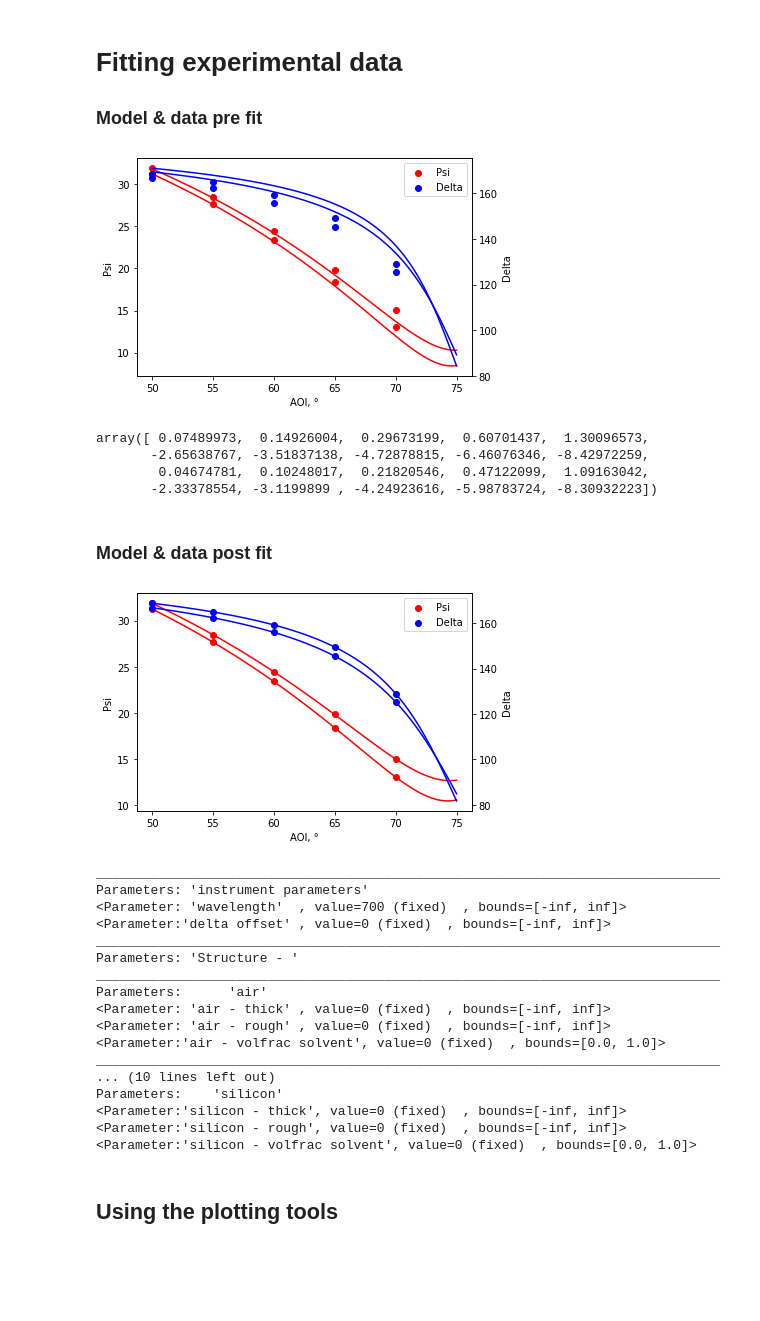
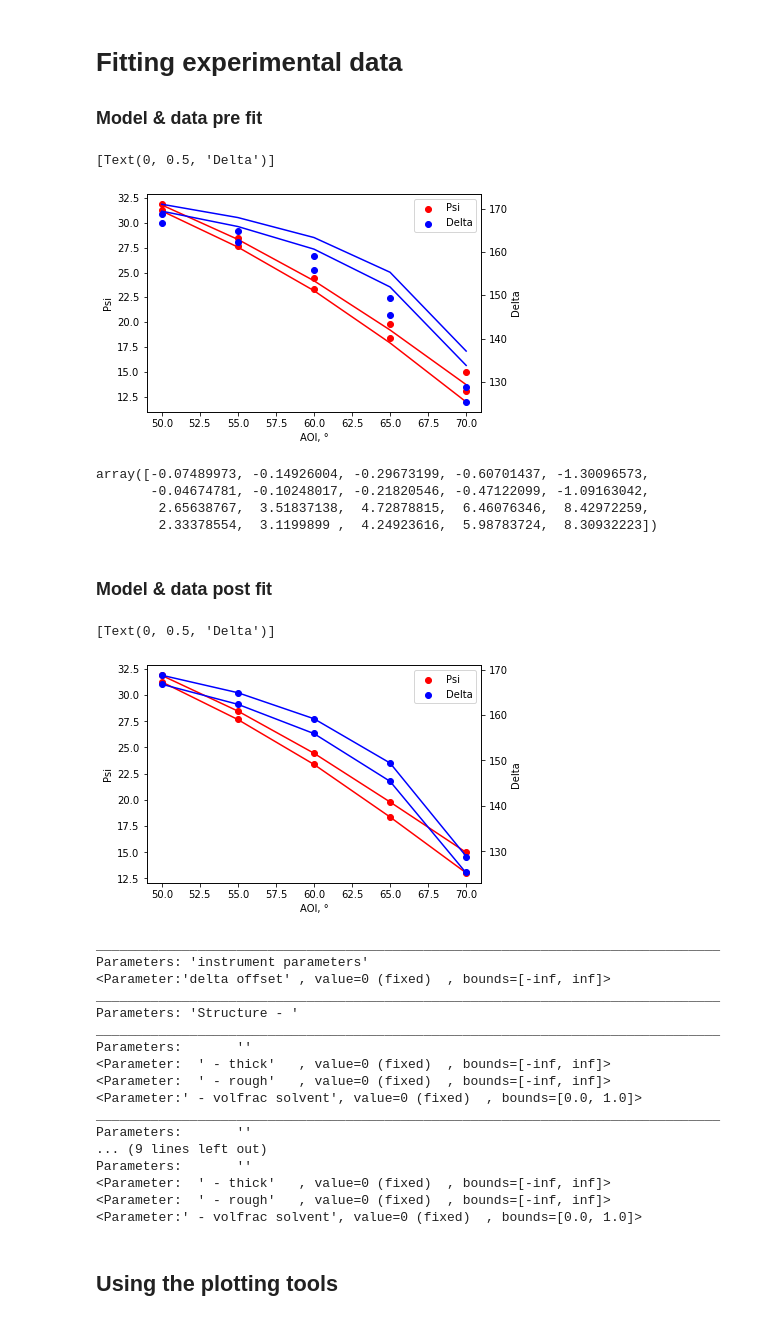
Before and after one commit to refnx/refellips, a Jupyter notebook: demos/refellipsDemo_Spectroscopic.ipynb, the cells around one changed output. Saved outputs shown, nothing was run; the diff lists cells and outputs as text; code cells hidden in the pictures; blank space fills up the shorter version.

Commit message:
maint: update notebooks and scripts for new model

```diff
--- a/demos/refellipsDemo_Spectroscopic.ipynb
+++ b/demos/refellipsDemo_Spectroscopic.ipynb
@@ -44,7 +41,7 @@ PNIPAM_layer.thick.setp(vary=True, bounds=(100,500))
 
 struc = air() | PNIPAM_layer | sio2(20) | si()
 
-model = ReflectModelSE(struc, wavelength=658)
+model = ReflectModelSE(struc)
 # %% [markdown]
 # Fitting experimental data
 
@@ -53,31 +50,31 @@ model = ReflectModelSE(struc, wavelength=658)
 fig, ax = plt.subplots()
 axt = ax.twinx()
 
-aois = np.linspace(50,75,100)
+for idx, wav in enumerate(np.unique(data.wavelength)):
+    wavelength, aoi, d_psi, d_delta = list(data.unique_wavelength_data())[idx]
 
-for dat in data:
-    model.wav = dat._current_wav
-    psi, delta = model(aois)
-    ax.plot(aois, psi, color='r')
-    p = ax.scatter(dat.aoi, dat.psi, color='r')
+    psi, delta = model(np.c_[np.ones_like(aoi) * wavelength, aoi])
+    ax.plot(aoi, psi, color='r')
+    axt.plot(aoi, delta, color='b')
 
-    axt.plot(aois, delta, color='b')
-    d = axt.scatter(dat.aoi, dat.delta, color='b')
+    p = ax.scatter(aoi, d_psi, color='r')
+    d = axt.scatter(aoi, d_delta, color='b')
 
-    ax.legend(handles=[p,d], labels=['Psi', 'Delta'])
-    ax.set(ylabel='Psi', xlabel='AOI, °')
-    axt.set(ylabel='Delta')
+ax.legend(handles=[p,d], labels=['Psi', 'Delta'])
+ax.set(ylabel='Psi', xlabel='AOI, °')
+axt.set(ylabel='Delta')
 # %% [output]
+[Text(0, 0.5, 'Delta')]
-[figure, old version]
+[figure, new version]
 # %%
 objective = ObjectiveSE(model, data)
 # %%
 objective.residuals()
 # %% [output]
-array([ 0.07489973,  0.14926004,  0.29673199,  0.60701437,  1.30096573,
-       -2.65638767, -3.51837138, -4.72878815, -6.46076346, -8.42972259,
-        0.04674781,  0.10248017,  0.21820546,  0.47122099,  1.09163042,
-       -2.33378554, -3.1199899 , -4.24923616, -5.98783724, -8.30932223])
+array([-0.07489973, -0.14926004, -0.29673199, -0.60701437, -1.30096573,
+       -0.04674781, -0.10248017, -0.21820546, -0.47122099, -1.09163042,
+        2.65638767,  3.51837138,  4.72878815,  6.46076346,  8.42972259,
+        2.33378554,  3.1199899 ,  4.24923616,  5.98783724,  8.30932223])
 # %%
 fitter = CurveFitter(objective)
 fitter.fit(method='least_squares');
@@ -86,44 +83,44 @@ fitter.fit(method='least_squares');
 # %%
 fig, ax = plt.subplots()
 axt = ax.twinx()
 
-aois = np.linspace(50,75,100)
+for idx, wav in enumerate(np.unique(data.wavelength)):
+    wavelength, aoi, d_psi, d_delta = list(data.unique_wavelength_data())[idx]
 
-for dat in data:
-    model.wav = dat._current_wav
-    psi, delta = model(aois)
-    ax.plot(aois, psi, color='r')
-    p = ax.scatter(dat.aoi, dat.psi, color='r')
+    psi, delta = model(np.c_[np.ones_like(aoi) * wavelength, aoi])
+    ax.plot(aoi, psi, color='r')
+    axt.plot(aoi, delta, color='b')
 
-    axt.plot(aois, delta, color='b')
-    d = axt.scatter(dat.aoi, dat.delta, color='b')
+    p = ax.scatter(aoi, d_psi, color='r')
+    d = axt.scatter(aoi, d_delta, color='b')
 
-    ax.legend(handles=[p,d], labels=['Psi', 'Delta'])
-    ax.set(ylabel='Psi', xlabel='AOI, °')
-    axt.set(ylabel='Delta')
+ax.legend(handles=[p,d], labels=['Psi', 'Delta'])
+ax.set(ylabel='Psi', xlabel='AOI, °')
+axt.set(ylabel='Delta')
 # %% [output]
+[Text(0, 0.5, 'Delta')]
-[figure, old version]
+[figure, new version]
 # %%
 for i, x in enumerate(objective.model.parameters):
     print(x)
 # %% [output]
 ________________________________________________________________________________
 Parameters: 'instrument parameters'
-<Parameter: 'wavelength'  , value=700 (fixed)  , bounds=[-inf, inf]>
 <Parameter:'delta offset' , value=0 (fixed)  , bounds=[-inf, inf]>
 ________________________________________________________________________________
 Parameters: 'Structure - '
 ________________________________________________________________________________
-Parameters:      'air'
-<Parameter: 'air - thick' , value=0 (fixed)  , bounds=[-inf, inf]>
-<Parameter: 'air - rough' , value=0 (fixed)  , bounds=[-inf, inf]>
-<Parameter:'air - volfrac solvent', value=0 (fixed)  , bounds=[0.0, 1.0]>
+Parameters:       ''
+<Parameter:  ' - thick'   , value=0 (fixed)  , bounds=[-inf, inf]>
+<Parameter:  ' - rough'   , value=0 (fixed)  , bounds=[-inf, inf]>
+<Parameter:' - volfrac solvent', value=0 (fixed)  , bounds=[0.0, 1.0]>
 ________________________________________________________________________________
-... (10 lines left out)
-Parameters:    'silicon'
-<Parameter:'silicon - thick', value=0 (fixed)  , bounds=[-inf, inf]>
-<Parameter:'silicon - rough', value=0 (fixed)  , bounds=[-inf, inf]>
-<Parameter:'silicon - volfrac solvent', value=0 (fixed)  , bounds=[0.0, 1.0]>
+Parameters:       ''
+... (9 lines left out)
+Parameters:       ''
+<Parameter:  ' - thick'   , value=0 (fixed)  , bounds=[-inf, inf]>
+<Parameter:  ' - rough'   , value=0 (fixed)  , bounds=[-inf, inf]>
+<Parameter:' - volfrac solvent', value=0 (fixed)  , bounds=[0.0, 1.0]>
 # %% [markdown]
 ## Using the plotting tools
 # %%
```
Also changed, not shown: parts of 2 cells of this notebook, 8 other files.
